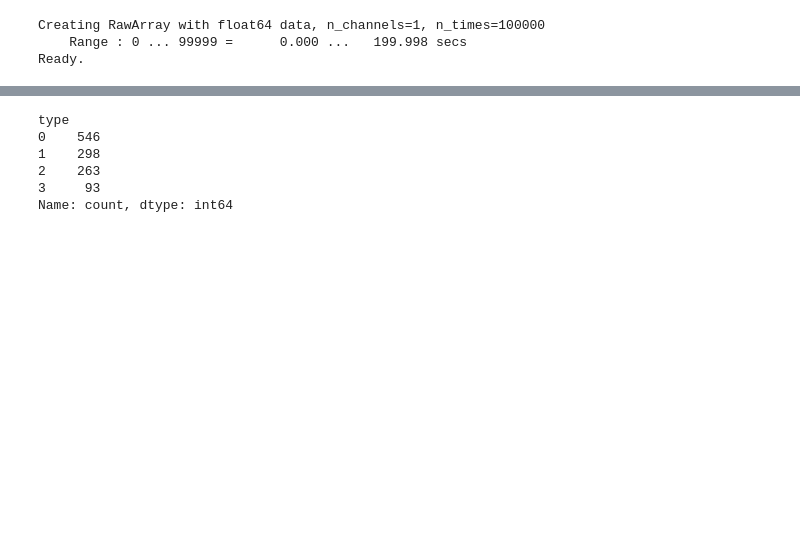
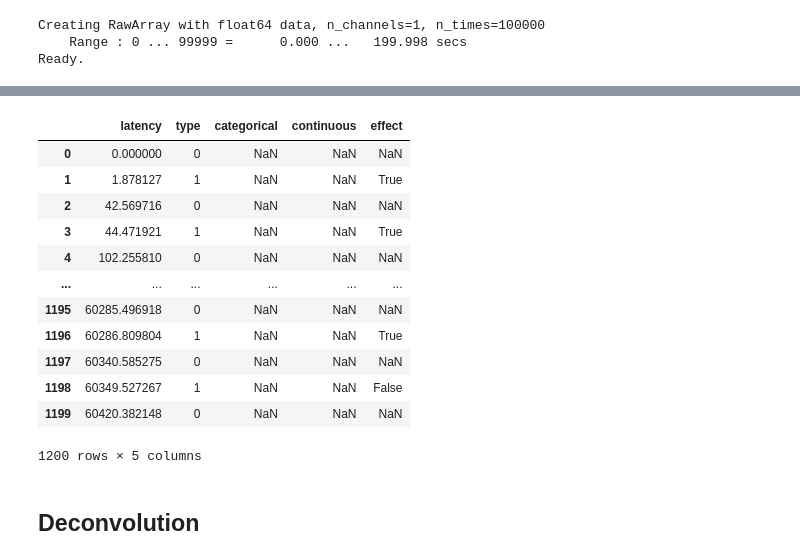
Before and after one commit to incubodac/PyDeconv, a Jupyter notebook: test_and_sims.ipynb, the cells around one changed output, grey strips where cells are left out. Drawn from its saved outputs; the diff is of its cells as text; code cells hidden in the pictures; blank space fills up the shorter version.

```diff
--- a/test_and_sims.ipynb
+++ b/test_and_sims.ipynb
@@ -223,12 +223,32 @@ plt.title('Onset Positions')
 plt.xlabel('Index')
 plt.ylabel('Amplitude')
 plt.show()
+# %%
+evts['type'].value_counts()
+
+# Update 'effect' column
+evts['effect'] = evts['type'].apply(lambda x: True if x == 2 else False if x == 1 else np.nan)
+
+# Replace all 2s with 1s in 'type' column
+evts['type'] = evts['type'].replace(2, 1)
+evts['type'].value_counts()
+columns = {'latencies':latency,	'type':'type','categorical':'categorical','continuous':'continuous'}
+# evts.rename(columns=columns, inplace=True)
 # %%
-evts['type'].value_counts()
+evts
 # %% [output]
+|  | latency | type | categorical | continuous | effect |
+| 0 | 0.000000 | 0 | NaN | NaN | NaN |
+| 1 | 1.878127 | 1 | NaN | NaN | True |
+| 2 | 42.569716 | 0 | NaN | NaN | NaN |
+| 3 | 44.471921 | 1 | NaN | NaN | True |
+| 4 | 102.255810 | 0 | NaN | NaN | NaN |
+| ... | ... | ... | ... | ... | ... |
+| 1195 | 60285.496918 | 0 | NaN | NaN | NaN |
+| 1196 | 60286.809804 | 1 | NaN | NaN | True |
+| 1197 | 60340.585275 | 0 | NaN | NaN | NaN |
+| 1198 | 60349.527267 | 1 | NaN | NaN | False |
+| 1199 | 60420.382148 | 0 | NaN | NaN | NaN |
-type
-0    546
-1    298
-2    263
-3     93
-Name: count, dtype: int64
+1200 rows × 5 columns
+# %% [markdown]
+## Deconvolution
```
Also changed, not shown: parts of 7 cells of this notebook, 3 other files.
